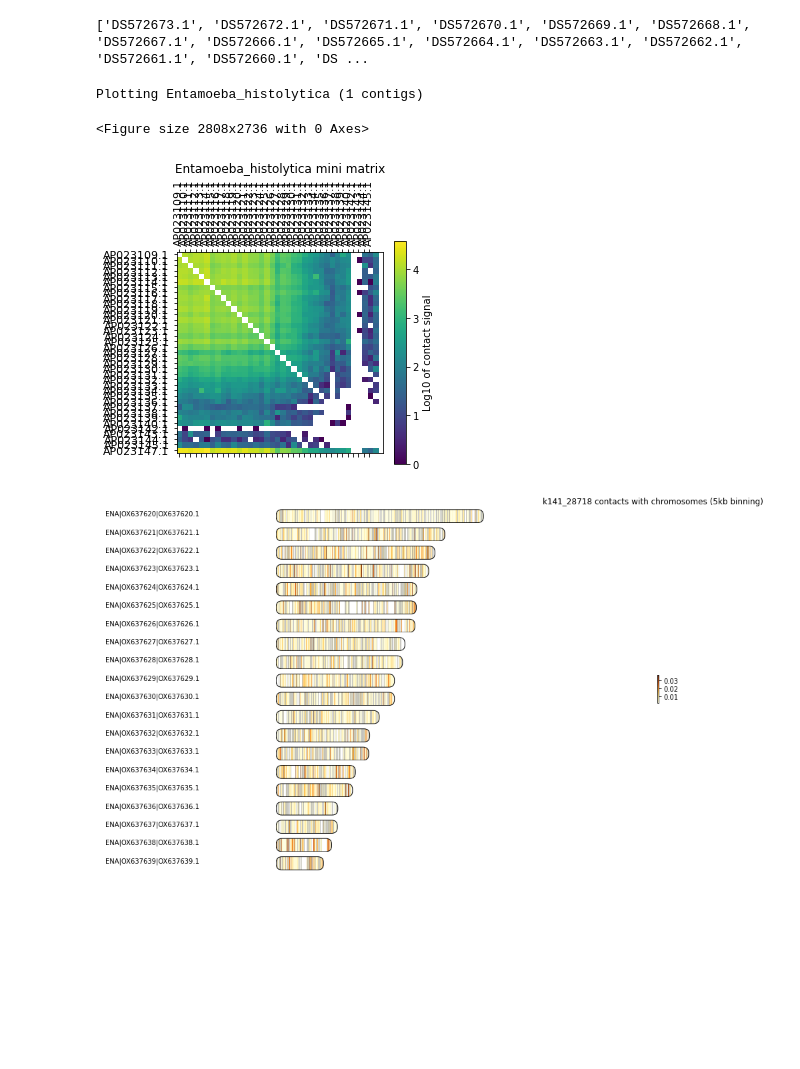
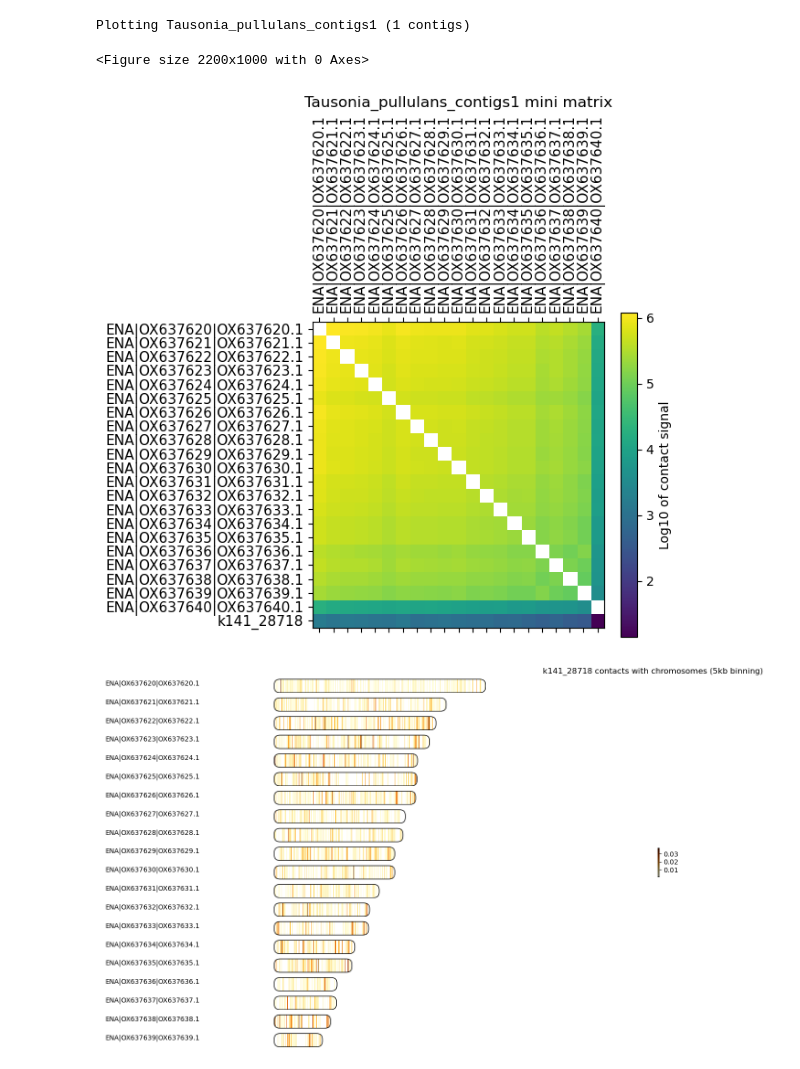
Before and after one commit to Mae-4815162342/kontiguity, a Jupyter notebook: display_tests.ipynb, the cells around one changed output. Drawn from its saved outputs; the diff is of its cells as text; code cells hidden in the pictures; blank space fills up the shorter version.

```diff
--- a/display_tests.ipynb
+++ b/display_tests.ipynb
@@ -210,7 +214,9 @@ def plot_signals(signals, signal_names, signal_limits, centromeres = [], title =
     max_size = np.max([len(signal) for signal in signals])
     fig = plt.figure(figsize=(max_size // 5, 1.5 * nb_signals))
     outer_gs = GridSpec(nb_signals, 1, hspace=1)
-    colors = cmr.get_sub_cmap('viridis', 0.25, 1, N=nb_signals).colors
+    #colors = cmr.get_sub_cmap('viridis', 0.25, 1, N=nb_signals).colors
+    cmap = matplotlib.colormaps['viridis']
+    colors = cmap(np.linspace(0, 1, nb_signals))
     global_min = np.nanmin([np.nanmin(signal) for signal in signals])
     global_max = np.nanmax([np.nanmax(signal) for signal in signals])
 
@@ -312,7 +318,9 @@ def plot_signals(signals, signal_names, signal_limits, reference_signal = "", ce
     max_size = np.max([len(signal) for signal in signals])
     fig = plt.figure(figsize=(max_size // 5, 1.5 * nb_signals))
     outer_gs = GridSpec(nb_signals, 1, hspace=1)
-    colors = cmr.get_sub_cmap('viridis', 0.25, 1, N=nb_signals).colors
+    #colors = cmr.get_sub_cmap('viridis', 0.25, 1, N=nb_signals).colors
+    cmap = matplotlib.colormaps['viridis']
+    colors = cmap(np.linspace(0, 1, nb_signals))
     global_min = np.nanmin([np.nanmin(signals[i]) for i in range(nb_signals) if signal_names[i] != reference_signal])
     global_max = np.nanmax([np.nanmax(signals[i]) for i in range(nb_signals) if signal_names[i] != reference_signal])
 
@@ -367,6 +375,8 @@ def plot_contig_4C(cool_path, binning, chromosomes_list, contigs_selection, cent
 
     c = cooler.Cooler(cool_file)
     for select_name in contigs_selection:
+        if len(plasmid) > 0 and select_name != plasmid:
+            continue
         chromosomes = np.append(select_name, chromosomes_list)
         signals = [
             compute_contact(c, chromosome, select_name)
@@ -386,7 +396,9 @@ def plot_contig_4C(cool_path, binning, chromosomes_list, contigs_selection, cent
             plot_signals(signals_to_keep, chroms_to_keep, chroms_coordinates, reference_signal = select_name, centromeres = centromeres, save_to = save_to, title = title, mitos = mitochondrias)
 # %%
 # dataset
-folder_path = "/media/sardine/data_2/Eukaroytic_plasmids_manual_research/mcools/"
+#folder_path = "/media/sardine/data_2/Eukaroytic_plasmids_manual_research/mcools/"
+#folder_path = "/mnt/c/Users/maely/Desktop/Thèse/E_histolytica_data/"
+folder_path = "/mnt/c/Users/maely/Desktop/Thèse/T_pullulans_data/"
 mcools = [file.replace(".mcool", "") for file in os.listdir(folder_path) if ".mcool" in file]
 mitochondrias = [
     "ENA|OX637640|OX637640.1",
@@ -437,9 +457,3 @@ for library in mcools:
-# %%
-cool_file = f"/media/sardine/data_2/Eukaroytic_plasmids_manual_research/mcools/Entamoeba_gingivivalis.mcool"
-cool = cooler.Cooler(f"{cool_file}::resolutions/{binning}")
-print(cool.chromnames)
-# %% [output]
-['DS572673.1', 'DS572672.1', 'DS572671.1', 'DS572670.1', 'DS572669.1', 'DS572668.1', 'DS572667.1', 'DS572666.1', 'DS572665.1', 'DS572664.1', 'DS572663.1', 'DS572662.1', 'DS572661.1', 'DS572660.1', 'DS ...
 # %%
 def make_mini_matrix(cool_file, chrom_list = [], balance = True):
     chroms = cool_file.chromnames if len(chrom_list) == 0 else chrom_list
@@ -459,8 +473,8 @@ def make_mini_matrix(cool_file, chrom_list = [], balance = True):
 
     return mini_mat
 
-def plot_mini_matrix(matrix, cool_file, outpath, name, nb_chroms, min_coverage = 1, labels = []):
-    plt.figure(figsize=(len(matrix), nb_chroms))
+def plot_mini_matrix(matrix, cool_file, outpath, name, nb_chroms, min_coverage = 1, labels = [], size_index = 1):
+    plt.figure(figsize=(len(matrix)*size_index, nb_chroms*size_index//2))
 
     selected_indexes = [i for i in range(len(matrix)) if np.nansum(matrix[i]) > min_coverage]
 
@@ -477,47 +491,48 @@ def plot_mini_matrix(matrix, cool_file, outpath, name, nb_chroms, min_coverage =
     plt.savefig(f'{outpath}/{name}_mito_small_matrix.pdf', bbox_inches='tight')
     plt.savefig(f'{outpath}/{name}_mito_small_matrix.png', bbox_inches='tight')
     plt.show()
 
 binning = 1000
 max_size = 50
 min_coverage = 100
-plasmid = "AP023147.1"
+#plasmid = "AP023147.1"
+plasmid = "k141_28718"
 for library in mcools:
-    cool_file = f"/media/sardine/data_2/Eukaroytic_plasmids_manual_research/mcools/{library}.mcool"
-    plot_outpath = f"/media/sardine/data_2/Eukaroytic_plasmids_manual_research/contact_plots/{library}"
 
-    cool_file = f"/media/sardine/data_2/Eukaroytic_plasmids_manual_research/mcools/{library}.mcool"
-    plot_outpath = f"/media/sardine/data_2/Eukaroytic_plasmids_manual_research/contact_plots/{library}"
+    cool_file = f"{folder_path}/{library}.mcool"
+    #plot_outpath = f"/media/sardine/data_2/Eukaroytic_plasmids_manual_research/contact_plots/{library}"
+    plot_outpath = folder_path
     if not os.path.exists(plot_outpath):
         os.mkdir(plot_outpath)
     cool = cooler.Cooler(f"{cool_file}::resolutions/{binning}")
     chromosomes = np.array([ chrom for chrom in list(cool.chromsizes.keys()) if chrom[:3] == "ENA" or (chrom[:3] != "ERR" and chrom[0] != "k" and chrom[:3] != "tig" and chrom != plasmid)])
     if len(chromosomes) > 1000:
         chromosomes = chromosomes[:40]
-    contigs = np.array([contig for contig in cool.chromnames if contig not in chromosomes])
+    contigs = np.array([contig for contig in cool.chromnames if contig not in chromosomes]) if plasmid not in cool.chromnames else [plasmid]
 
-    if library != "Entamoeba_histolytica" or library == "Entamoeba_gingivivalis":# or os.path.exists(f'{plot_outpath}/{library}_mito_small_matrix.pdf') or os.path.exists(f'{plot_outpath}/{library}_{len(contigs)}_out_of_{len(contigs)}_mito_small_matrix.pdf'):
-        continue
+    #if library != "Entamoeba_histolytica" or library == "Entamoeba_gingivivalis":# or os.path.exists(f'{plot_outpath}/{library}_mito_small_matrix.pdf') or os.path.exists(f'{plot_outpath}/{library}_{len(contigs)}_out_of_{len(contigs)}_mito_small_matrix.pdf'):
+    #    continue
 
     print(f"Plotting {library} ({len(contigs)} contigs)")
     if len(contigs) <= max_size:
-        mini_matrix = make_mini_matrix(cool, balance = False)
-        plot_mini_matrix(mini_matrix, cool, plot_outpath, library, len(chromosomes))
+        selected_sequences = np.concatenate([chromosomes, contigs])
+        mini_matrix = make_mini_matrix(cool, selected_sequences, balance = False)
+        plot_mini_matrix(mini_matrix, cool, plot_outpath, library, len(chromosomes), labels = selected_sequences)
     else:
         for i in range(0, len(contigs), max_size):
             end_coord = i + max_size if i + max_size < len(contigs) else len(contigs)
             print(f"Computing {end_coord}/{len(contigs)}")
             tmp_contigs = contigs[i:end_coord]
             name_tmp = f"{library}_{end_coord}_out_of_{len(contigs)}"
             sequences = np.concatenate([chromosomes, tmp_contigs])
             mini_matrix = make_mini_matrix(cool, sequences, balance = False)
 
             if np.nansum(mini_matrix) > 0:
-                plot_mini_matrix(mini_matrix, cool, plot_outpath, name_tmp, len(chromosomes), labels = sequences)
+                plot_mini_matrix(mini_matrix, cool, plot_outpath, name_tmp, len(chromosomes), labels = sequences, size_index = 4, plasmid = plasmid)
 # %% [output]
-Plotting Entamoeba_histolytica (1 contigs)
+Plotting Tausonia_pullulans_contigs1 (1 contigs)
-<Figure size 2808x2736 with 0 Axes>
+<Figure size 2200x1000 with 0 Axes>
-[figure, old version]
+[figure, new version]
 # %%
 def plot_contact(ax, contact, centromere=None, size = 1):
     to_plot = [contact for i in range(int(7 * size))]
@@ -614,10 +629,11 @@ def plot_contigs_saucisses(cool_path, binning, chromosomes_list, contigs_selecti
 plasmid = "k141_28718"
 binning = 5000
 for library in mcools:
-    cool_file = f"/media/sardine/data_2/Eukaroytic_plasmids_manual_research/mcools/{library}.mcool"
-    plot_outpath = f"/media/sardine/data_2/Eukaroytic_plasmids_manual_research/contact_plots/{library}"
-    if library != "Tausonia_pullulans_contigs1" or library == "Entamoeba_gingivivalis":# or os.path.exists(f"{plot_outpath}/matrix_{binning}.png"):
-        continue
+    cool_file = f"{folder_path}/{library}.mcool"
+    #plot_outpath = f"/media/sardine/data_2/Eukaroytic_plasmids_manual_research/contact_plots/{library}"
+    plot_outpath = folder_path
+    #if library != "Tausonia_pullulans_contigs1" or library == "Entamoeba_gingivivalis":# or os.path.exists(f"{plot_outpath}/matrix_{binning}.png"):
+    #    continue
     if not os.path.exists(plot_outpath):
         os.mkdir(plot_outpath)
     cool = cooler.Cooler(f"{cool_file}::resolutions/{binning}")
@@ -626,4 +642,4 @@ for library in mcools:
 
     plot_contigs_saucisses(cool_file, binning, chromosomes, contigs_selection, outpath = plot_outpath, mitochondrias = mitochondrias)
 # %% [output]
-[figure, old version]
+[figure, new version]
```
Also changed, not shown: parts of 3 cells of this notebook.
